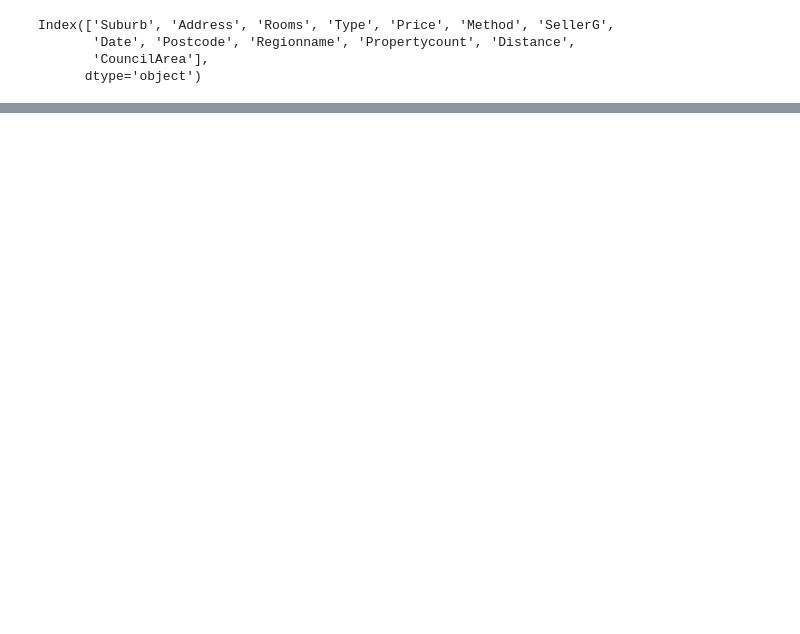
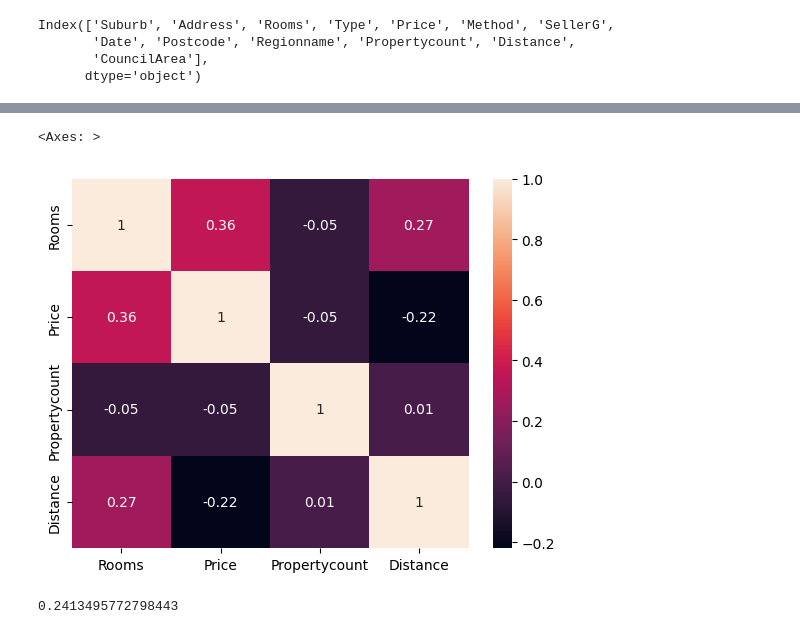
Before and after one commit to pb319/Stat_ML-Learning, a Jupyter notebook: Exercise16/practice.ipynb, the cells around one changed output, grey strips where cells are left out. Cells and saved outputs as stored; diff of their text form; code cells hidden in the pictures; blank space fills up the shorter version.

```diff
--- a/Exercise16/practice.ipynb
+++ b/Exercise16/practice.ipynb
@@ -50,5 +110,19 @@ memory usage: 6.3+ MB
+# %%
+import matplotlib.pyplot as plt
+import seaborn as sns
+sns.heatmap(h, annot= True, )
+# %% [output]
+<Axes: >
+[figure, added]
 # %%
 from sklearn.linear_model import Ridge
 from sklearn.linear_model import Lasso
 rd = Ridge(alpha= 0.5, solver= "cholesky", tol= 0.0002)
 ls = Lasso(alpha= 0.5, selection= "random", tol= 0.0002)
+# %%
+from sklearn.model_selection import train_test_split
+X_train, X_test, y_train, y_test = train_test_split(df[["Rooms","Distance"]],df[["Price"]],test_size= 0.3)
+rd.fit(X_train,y_train)
+rd.score(X_test,y_test)
+# %% [output]
+0.2413495772798443
```
Also changed, not shown: parts of 4 cells of this notebook.
